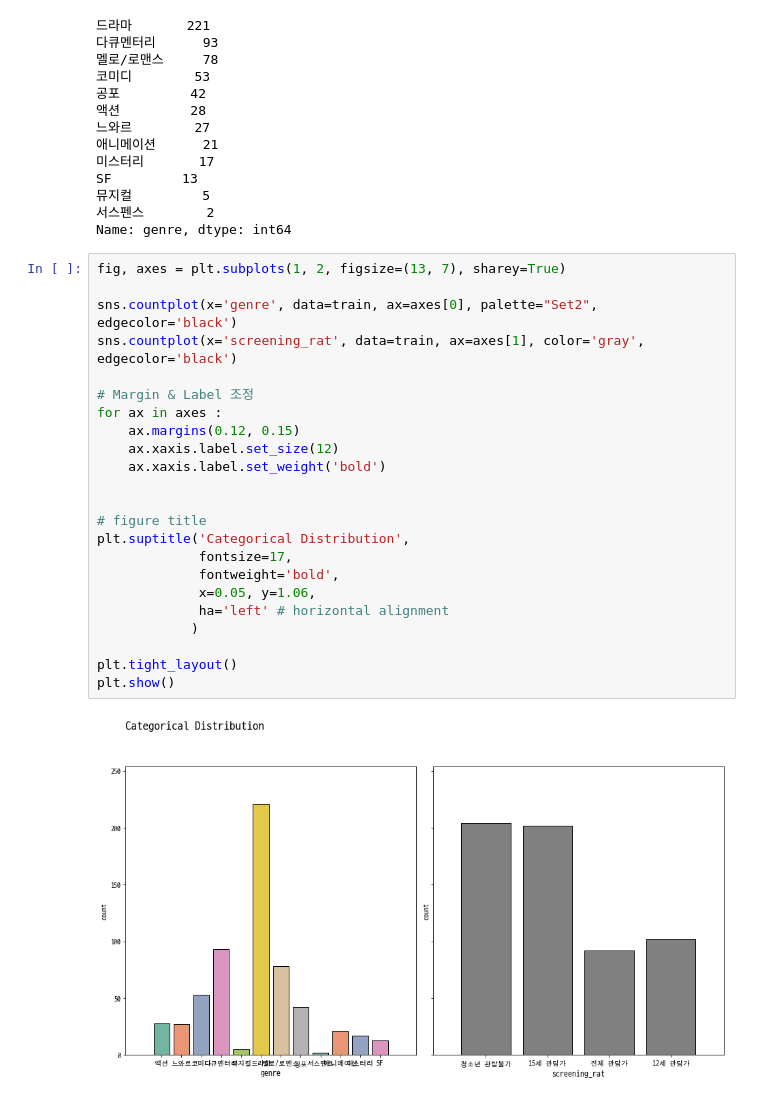
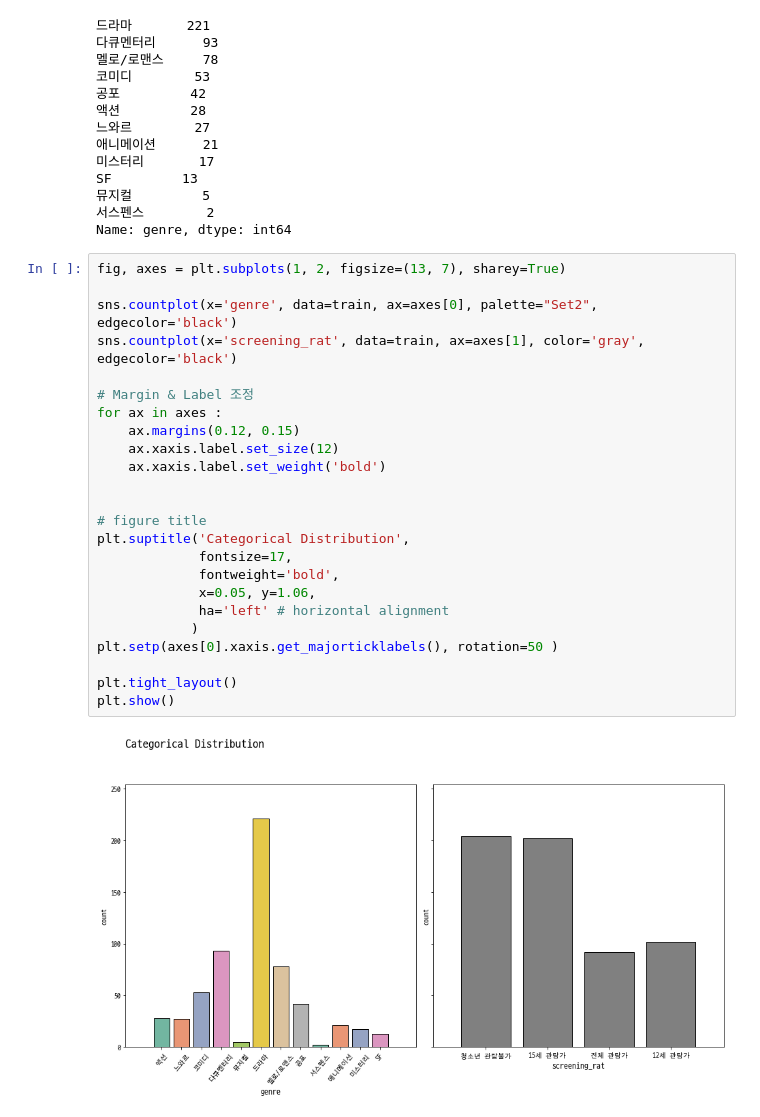
Before and after one commit to hyeon3730/DACON, a Jupyter notebook: Movie/EDA.ipynb, the cells around one changed output. Drawn from its saved outputs; the diff is of its cells as text.

```diff
--- a/Movie/EDA.ipynb
+++ b/Movie/EDA.ipynb
@@ -181,25 +181,26 @@ Name: genre, dtype: int64
 # %%
 fig, axes = plt.subplots(1, 2, figsize=(13, 7), sharey=True)
 
 sns.countplot(x='genre', data=train, ax=axes[0], palette="Set2", edgecolor='black')
 sns.countplot(x='screening_rat', data=train, ax=axes[1], color='gray', edgecolor='black')
 
 # Margin & Label 조정
 for ax in axes :
     ax.margins(0.12, 0.15)
     ax.xaxis.label.set_size(12)
     ax.xaxis.label.set_weight('bold')
 
 
 # figure title
 plt.suptitle('Categorical Distribution',
              fontsize=17,
              fontweight='bold',
              x=0.05, y=1.06,
              ha='left' # horizontal alignment
             )
+plt.setp(axes[0].xaxis.get_majorticklabels(), rotation=50 )
 
 plt.tight_layout()
 plt.show()
 # %% [output]
-[figure, old version]
+[figure, new version]
```
